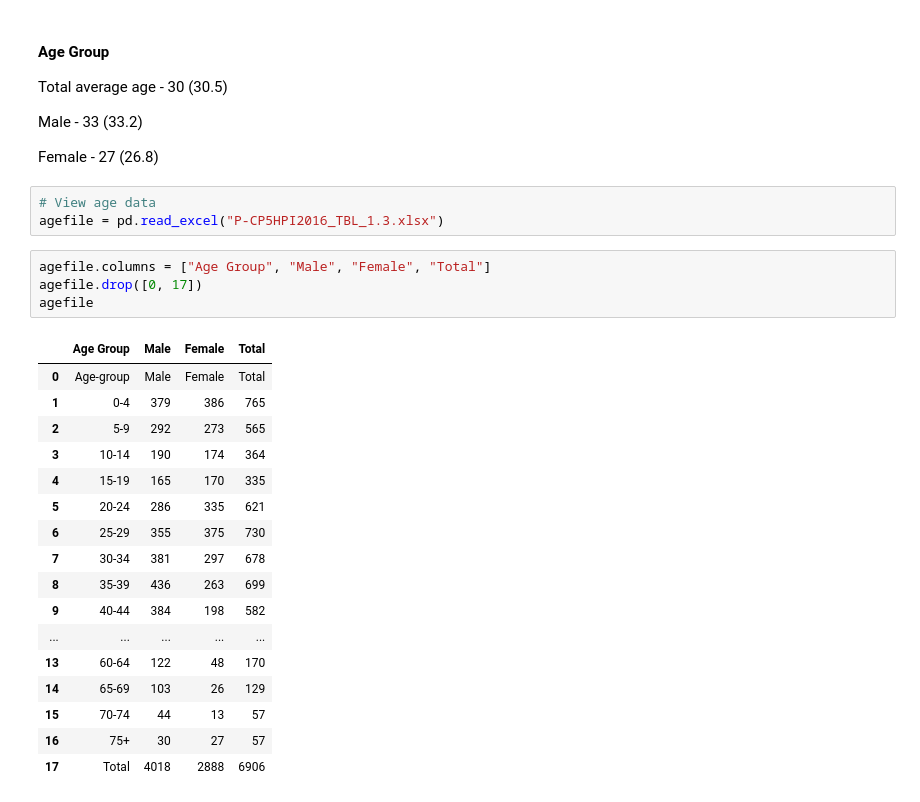
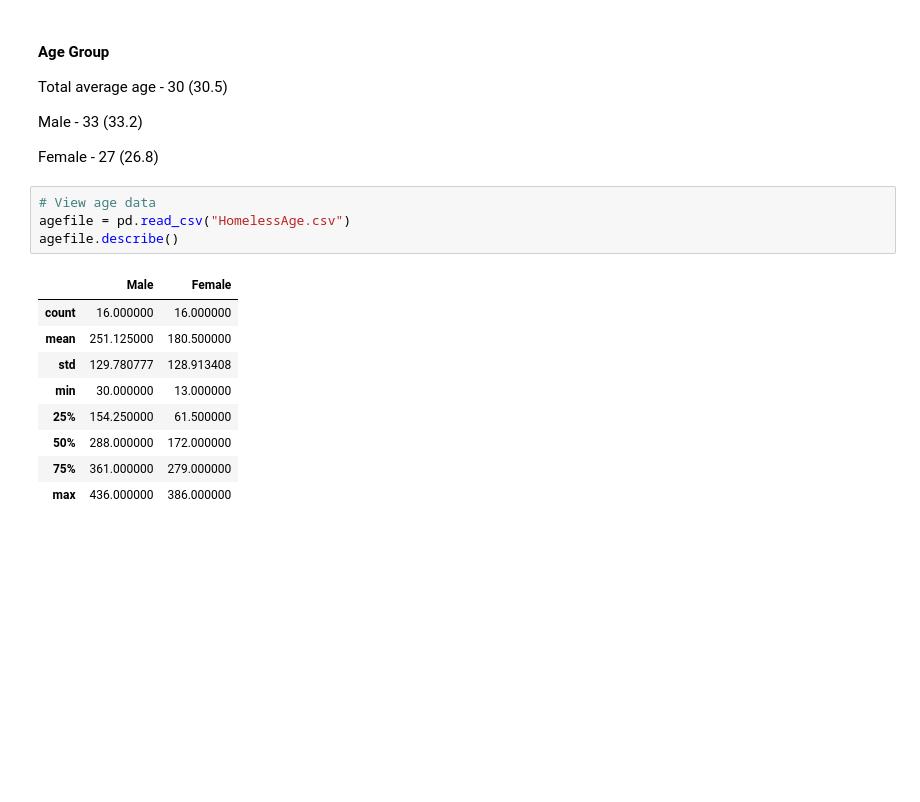
Before and after one commit to dconn20/Prog.D.A---Project, a Jupyter notebook: Prog.D.A - Project.ipynb, the cells around one changed output. Drawn from its saved outputs; the diff is of its cells as text; blank space fills up the shorter version.

```diff
--- a/Prog.D.A - Project.ipynb
+++ b/Prog.D.A - Project.ipynb
@@ -97,26 +98,15 @@ Male - 33 (33.2)
 Female - 27 (26.8)
 # %%
 # View age data
-agefile = pd.read_excel("P-CP5HPI2016_TBL_1.3.xlsx")
+agefile = pd.read_csv("HomelessAge.csv")
+agefile.describe()
+# %% [output]
+|  | Male | Female |
+| count | 16.000000 | 16.000000 |
+| mean | 251.125000 | 180.500000 |
+| std | 129.780777 | 128.913408 |
+| min | 30.000000 | 13.000000 |
+| 25% | 154.250000 | 61.500000 |
+| 50% | 288.000000 | 172.000000 |
+| 75% | 361.000000 | 279.000000 |
+| max | 436.000000 | 386.000000 |
-# %%
-agefile.columns = ["Age Group", "Male", "Female", "Total"]
-agefile.drop([0, 17])
-agefile
-# %% [output]
-|  | Age Group | Male | Female | Total |
-| 0 | Age-group | Male | Female | Total |
-| 1 | 0-4 | 379 | 386 | 765 |
-| 2 | 5-9 | 292 | 273 | 565 |
-| 3 | 10-14 | 190 | 174 | 364 |
-| 4 | 15-19 | 165 | 170 | 335 |
-| 5 | 20-24 | 286 | 335 | 621 |
-| 6 | 25-29 | 355 | 375 | 730 |
-| 7 | 30-34 | 381 | 297 | 678 |
-| 8 | 35-39 | 436 | 263 | 699 |
-| 9 | 40-44 | 384 | 198 | 582 |
-| ... | ... | ... | ... | ... |
-| 13 | 60-64 | 122 | 48 | 170 |
-| 14 | 65-69 | 103 | 26 | 129 |
-| 15 | 70-74 | 44 | 13 | 57 |
-| 16 | 75+ | 30 | 27 | 57 |
-| 17 | Total | 4018 | 2888 | 6906 |
```
Also changed, not shown: parts of 14 cells of this notebook, 3 other files.
